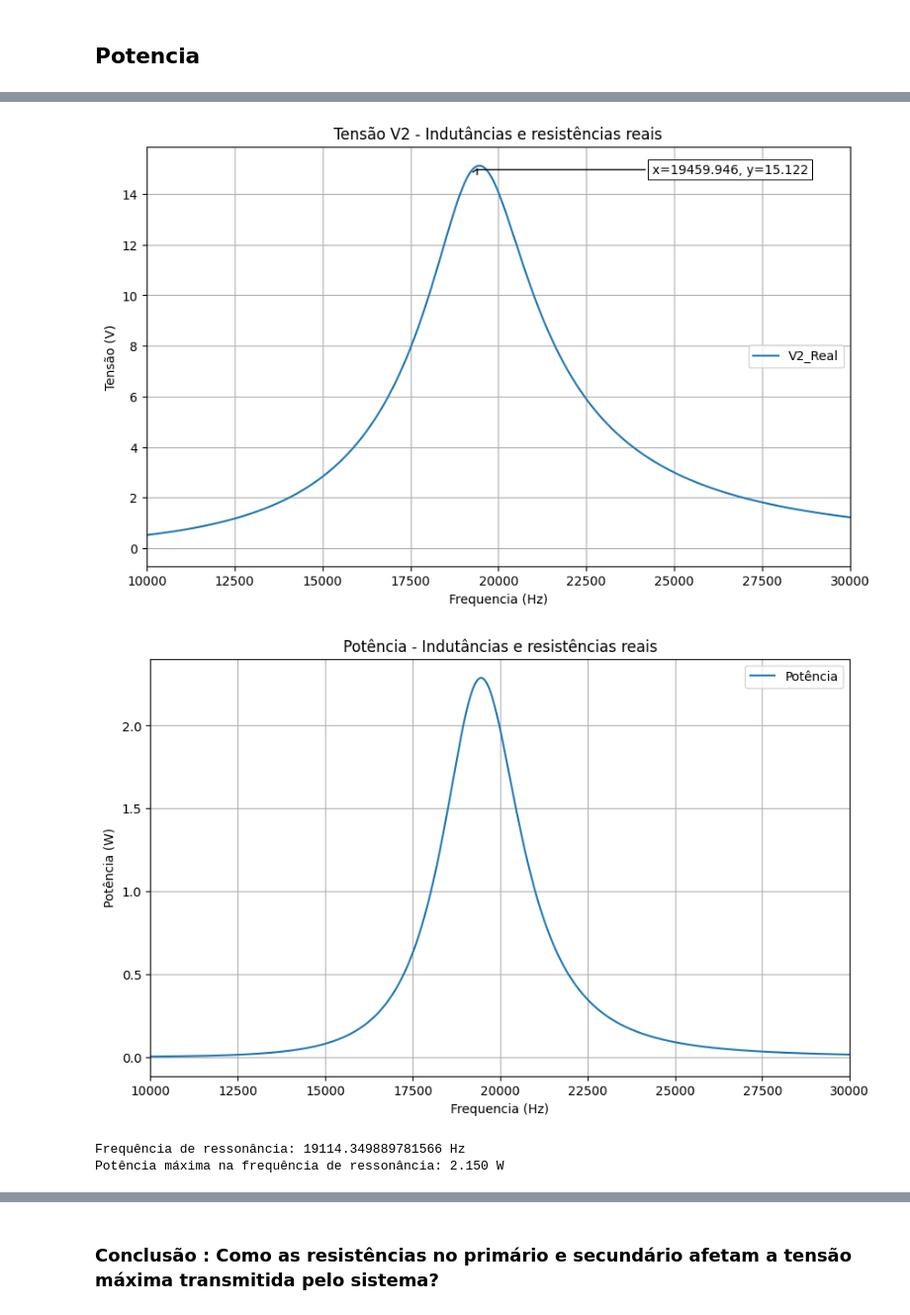
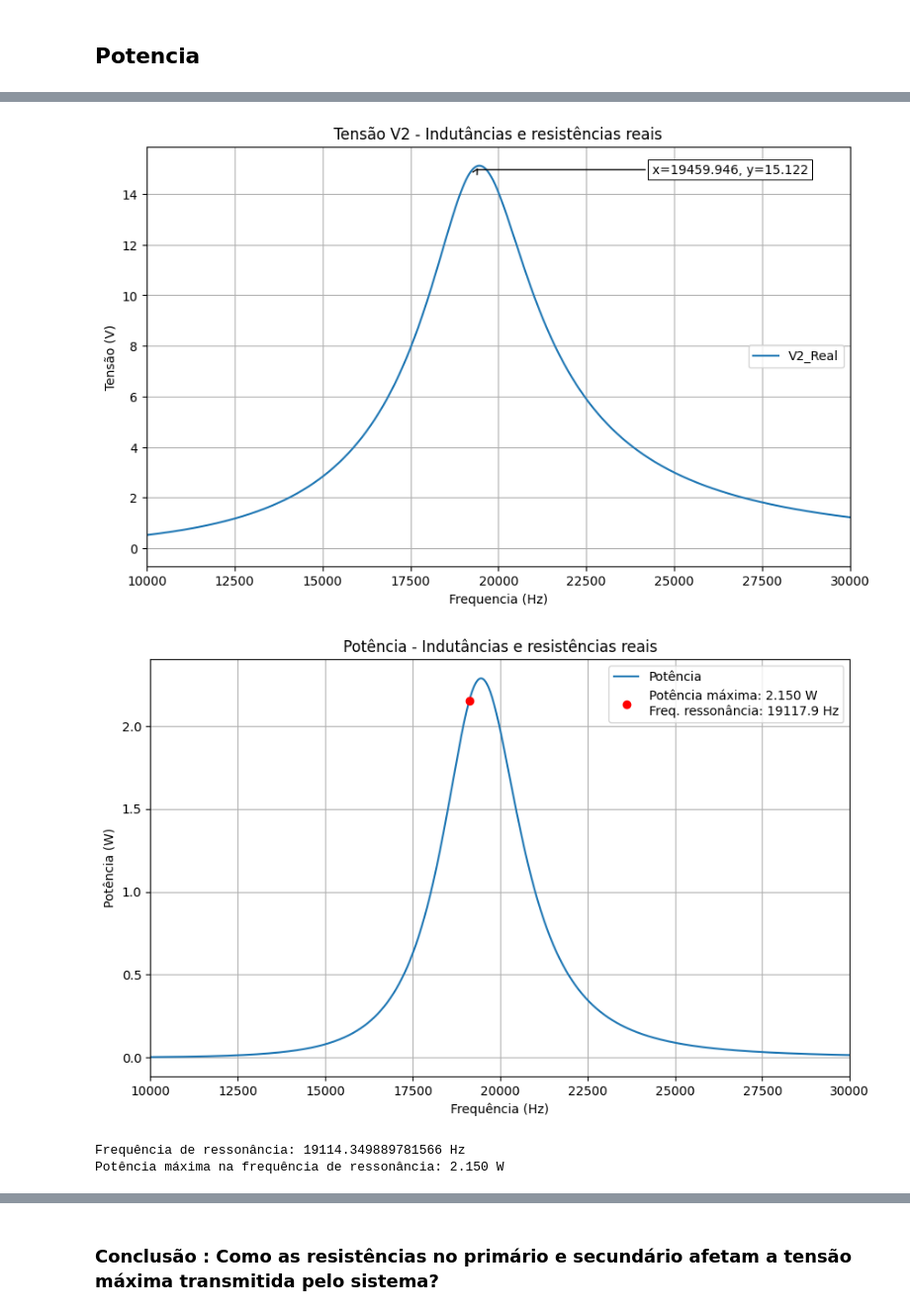
Before and after one commit to gustavoeso/Projeto_mag_2023.2, a Jupyter notebook: projeto.ipynb, the cells around one changed output, grey strips where cells are left out. Shown at 99% size. Cells and saved outputs as stored; diff of their text form; code cells hidden in the pictures.

```diff
--- a/projeto.ipynb
+++ b/projeto.ipynb
@@ -293,6 +294,7 @@ C = 150e-9
 Rc = 100
 Uf = rect(9, 0)
 uf_simulado = 9*2/pi
+incerteza = 1.5 #Ohms
 
 lista_freq = np.linspace(10e3, 200e3, 10500)
 
@@ -316,7 +318,7 @@ for f in lista_freq:
     # ------------------- Valores Reais ------------------- #
 
     #Calculando novamente para os valores reais
-    i1_2, i2_2, _ = CalcularTransformador_projeto2(uf_simulado, R1, R2, Rc, L1, L2, C, K_ideal, f)
+    i1_2, i2_2, _ = CalcularTransformador_projeto2(uf_simulado, R1 + incerteza, R2 + incerteza, Rc, L1, L2, C, K_ideal, f)
     Pot_2 = (Calcula_Potencia(Uf, i1_2)).real
     lista_potencia_fonte_2.append(Pot_2)
 
@@ -476,38 +476,48 @@ plt.show()
 
 # Plotagem de V2
 plt.figure(figsize=(10, 6))
 plt.plot(lista_freq, lista_v2_2, label="V2_Real")
 plt.title('Tensão V2 - Indutâncias e resistências reais')
 plt.xlabel("Frequencia (Hz)")
 plt.ylabel("Tensão (V)")
 plt.xlim(10000, 30000)
 annot_max(lista_freq, lista_v2_2)
 plt.legend(loc = 'center right')
 plt.grid(True)
 plt.show()
 
 # potencia maxima na frequencia de ressonancia
 freq_ressonancia = CalculaFrequenciaRessonancia(L1, C)
 # Encontrar o índice mais próximo da frequência de ressonância
-i = np.argmin(np.abs(lista_freq - freq_ressonancia))
+i_ressonancia = np.argmin(np.abs(lista_freq - freq_ressonancia))
 
 # Plotagem de Potencia (W) em função da frequência
+lista_potencia = np.array(lista_v2_2)**2 / Rc
+i_max_potencia = np.argmax(lista_potencia)
+
 plt.figure(figsize=(10, 6))
-plt.plot(lista_freq, np.array(lista_v2_2)**2 / Rc, label="Potência")
+plt.plot(lista_freq, lista_potencia, label="Potência")
+
+# Ponto de potência máxima na frequência de ressonância
+pot_max_na_ressonancia = lista_potencia[i_ressonancia]
+freq_na_ressonancia = lista_freq[i_ressonancia]
+
+plt.plot(freq_na_ressonancia, pot_max_na_ressonancia, 'ro',
+         label=f'Potência máxima: {pot_max_na_ressonancia:.3f} W\nFreq. ressonância: {freq_na_ressonancia:.1f} Hz')
+
 plt.title('Potência - Indutâncias e resistências reais')
-plt.xlabel("Frequencia (Hz)")
+plt.xlabel("Frequência (Hz)")
 plt.ylabel("Potência (W)")
 plt.xlim(10000, 30000)
 plt.legend()
 plt.grid(True)
 plt.show()
 
-
 print(f'Frequência de ressonância: {freq_ressonancia.real} Hz')
-print(f'Potência máxima na frequência de ressonância: {lista_v2_2[i]**2 / Rc:.3f} W')
+print(f'Potência máxima na frequência de ressonância: {lista_potencia[i_ressonancia]:.3f} W')
 # %% [output]
 [figure]
 [figure]
-[figure, old version]
+[figure, new version]
 Frequência de ressonância: 19114.349889781566 Hz
 Potência máxima na frequência de ressonância: 2.150 W
```
Also changed, not shown: parts of 6 cells of this notebook.
